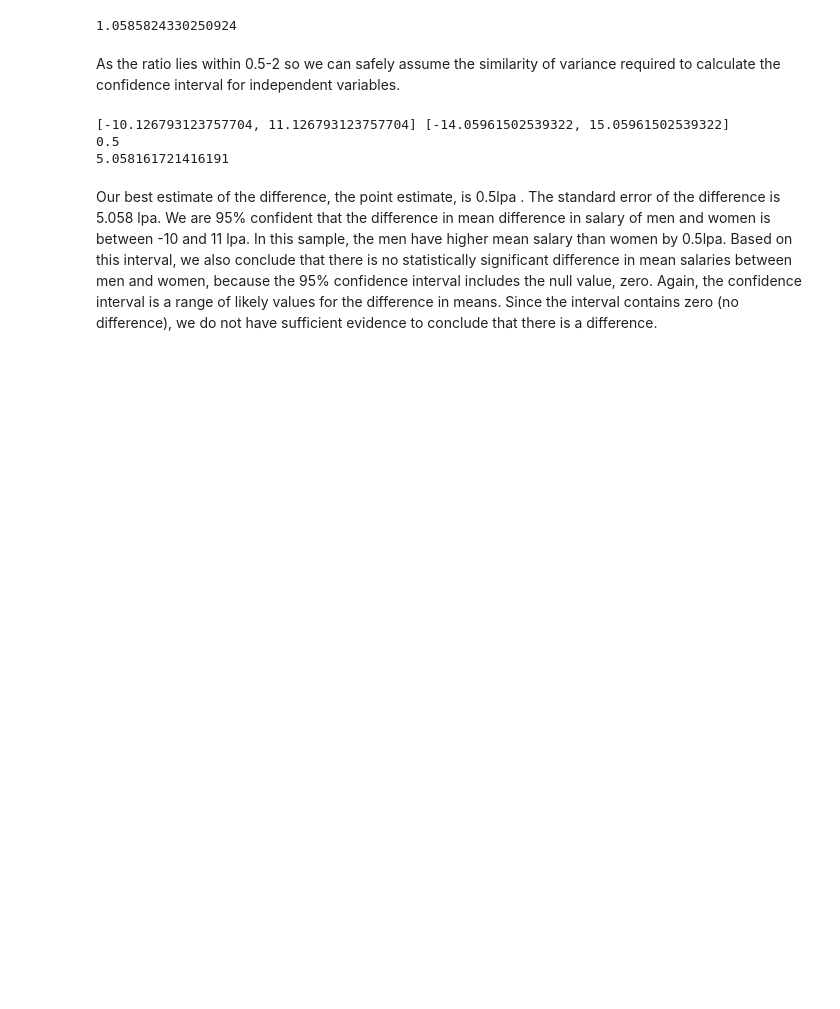
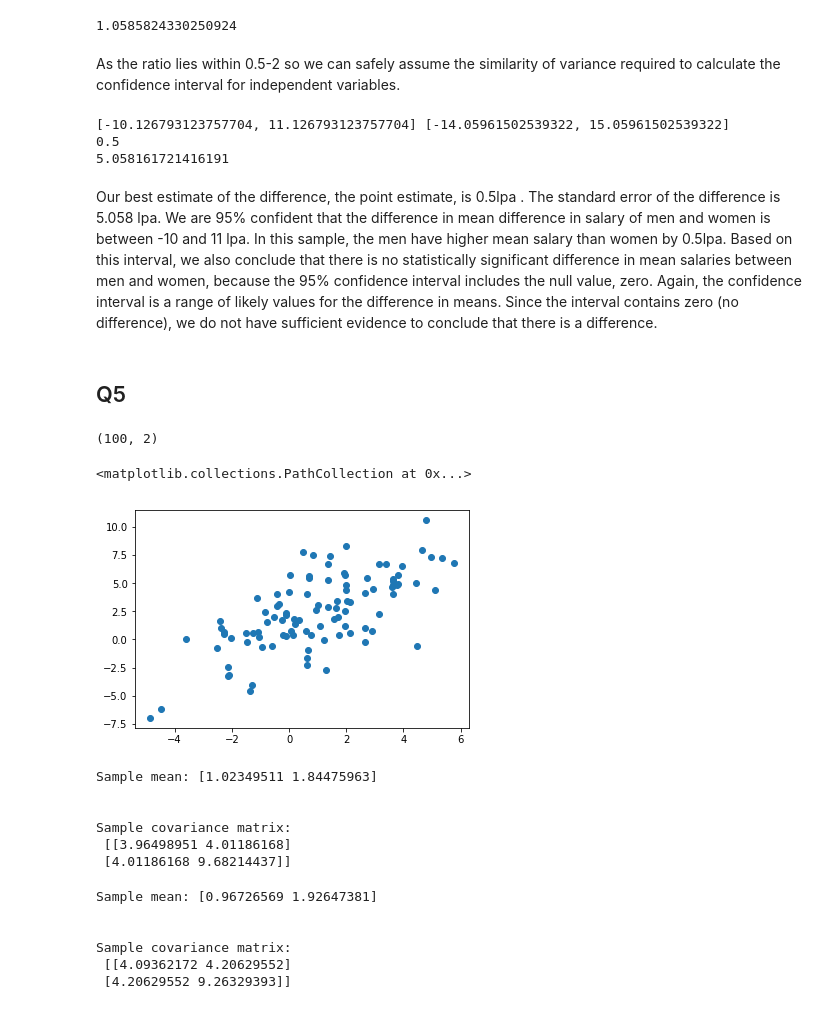
Before and after one commit to Pratvi27/Data-Analysis-and-Visualization, a Jupyter notebook: codes/Assignment.ipynb, the cells around one changed output. Drawn from its saved outputs; the diff is of its cells as text; code cells hidden in the pictures; blank space fills up the shorter version.

```diff
--- a/codes/Assignment.ipynb
+++ b/codes/Assignment.ipynb
@@ -39,3 +47,27 @@ print(SE)
 5.058161721416191
 # %% [markdown]
 Our best estimate of the difference, the point estimate, is 0.5lpa . The standard error of the difference is 5.058 lpa. We are 95% confident that the difference in mean difference in salary of men and women is between -10 and 11 lpa. In this sample, the men have higher mean salary than women by 0.5lpa. Based on this interval, we also conclude that there is no statistically significant difference in mean salaries between men and women, because the 95% confidence interval includes the null value, zero. Again, the confidence interval is a range of likely values for the difference in means. Since the interval contains zero (no difference), we do not have sufficient evidence to conclude that there is a difference.
+# %% [markdown]
+## Q5
+# %%
+mean = [1,2]
+var = [[4,4],[4,9]]
+data = np.random.multivariate_normal(mean, var, 100)
+random.seed(5)
+print(data.shape)
+plt.scatter(data[:,0],data[:,1])
+# %% [output]
+(100, 2)
+<matplotlib.collections.PathCollection at 0x...>
+[figure, added]
+# %%
+data_1,sample_mean_1,sample_cov_1=gen_mean_var(1)
+print('Sample mean:',sample_mean_1)
+print('\n\nSample covariance matrix:\n',sample_cov_1)
+# %% [output]
+Sample mean: [1.02349511 1.84475963]
+
+
+Sample covariance matrix:
+ [[3.96498951 4.01186168]
+ [4.01186168 9.68214437]]
@@ -41,0 +87,11 @@ Our best estimate of the difference, the point estimate, is 0.5lpa . The standar
+# %%
+data_10,sample_mean_10,sample_cov_10=gen_mean_var(10)
+print('Sample mean:',sample_mean_10)
+print('\n\nSample covariance matrix:\n',sample_cov_10)
+# %% [output]
+Sample mean: [0.96726569 1.92647381]
+
+
+Sample covariance matrix:
+ [[4.09362172 4.20629552]
+ [4.20629552 9.26329393]]
```
Also changed, not shown: parts of 5 cells of this notebook.
